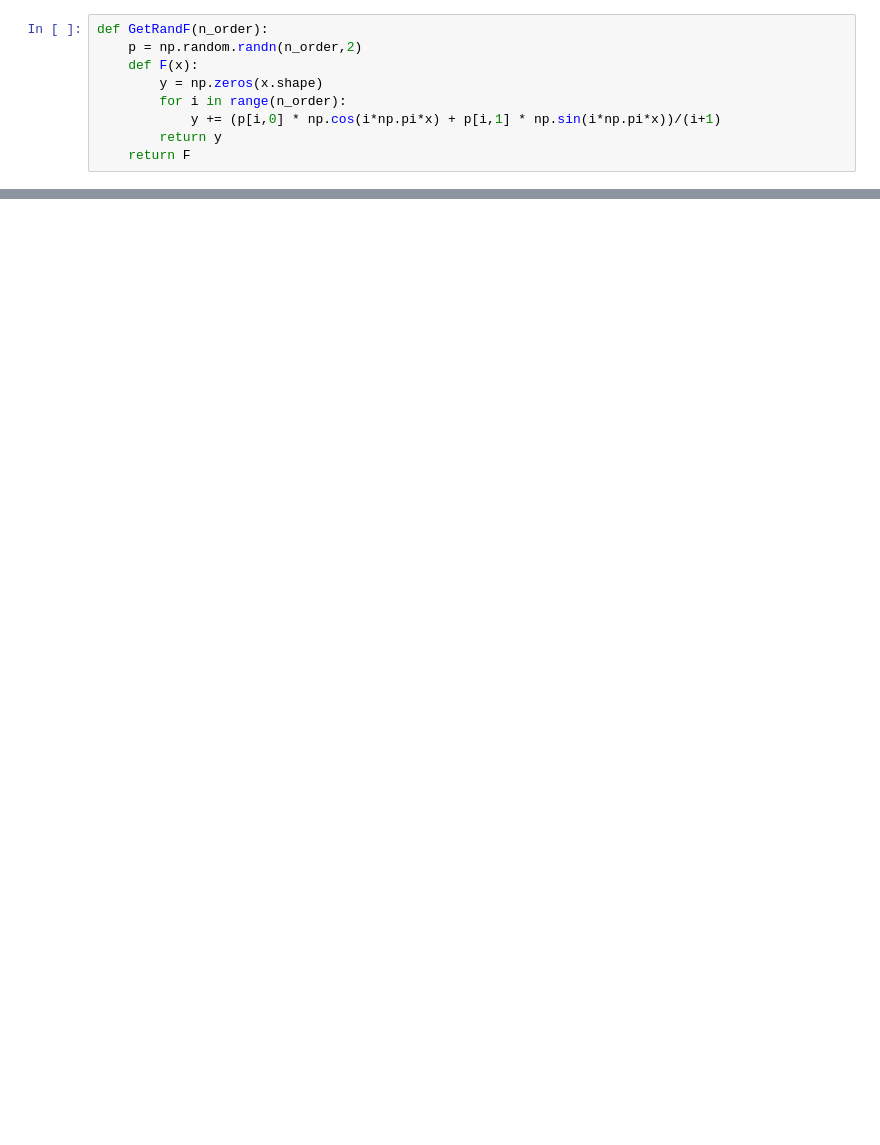
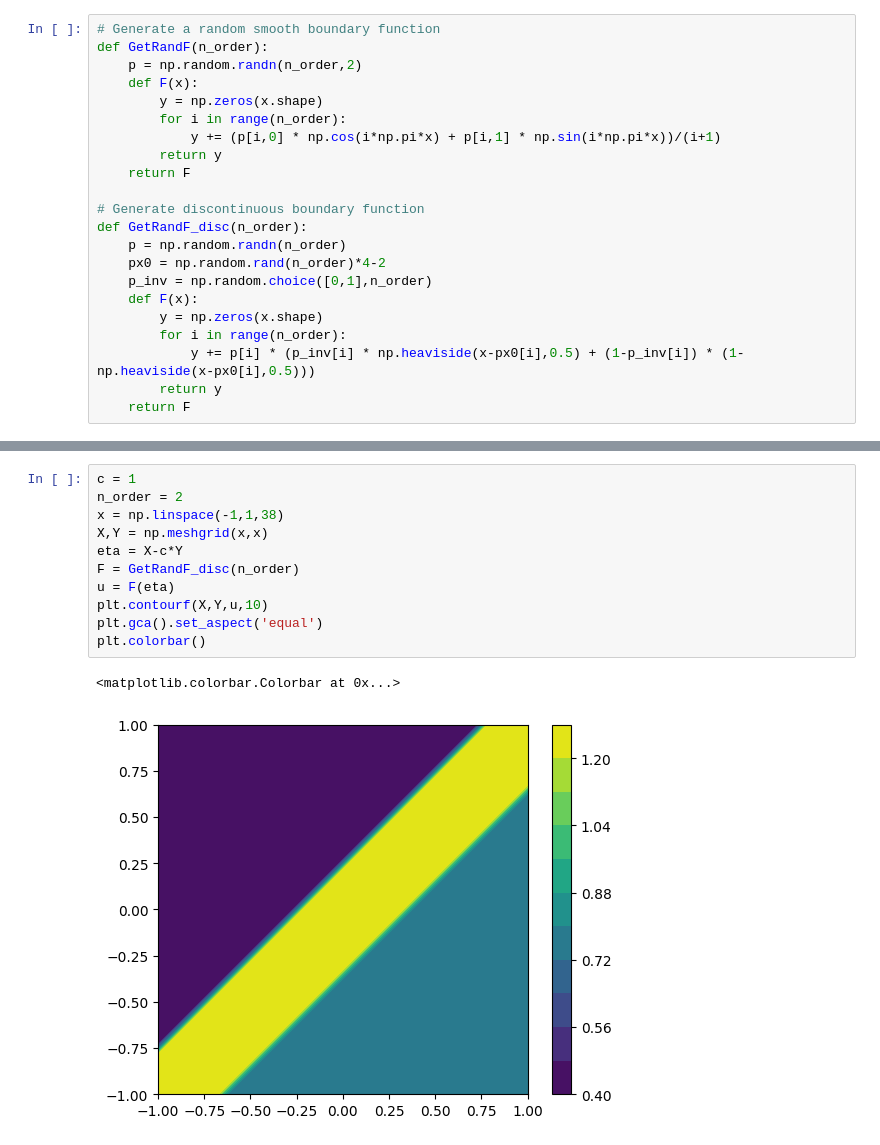
Before and after one commit to jh6220/SINNs-FEM, a Jupyter notebook: GenerateHyperbolicData.ipynb, the cells around one changed output, grey strips where cells are left out. Drawn from its saved outputs; the diff is of its cells as text; blank space fills up the shorter version.

```diff
--- a/GenerateHyperbolicData.ipynb
+++ b/GenerateHyperbolicData.ipynb
@@ -4,4 +5,5 @@ import matplotlib.pyplot as plt
 # %%
+# Generate a random smooth boundary function
 def GetRandF(n_order):
     p = np.random.randn(n_order,2)
     def F(x):
@@ -10,3 +12,15 @@ def GetRandF(n_order):
             y += (p[i,0] * np.cos(i*np.pi*x) + p[i,1] * np.sin(i*np.pi*x))/(i+1)
         return y
     return F
+
+# Generate discontinuous boundary function
+def GetRandF_disc(n_order):
+    p = np.random.randn(n_order)
+    px0 = np.random.rand(n_order)*4-2
+    p_inv = np.random.choice([0,1],n_order)
+    def F(x):
+        y = np.zeros(x.shape)
+        for i in range(n_order):
+            y += p[i] * (p_inv[i] * np.heaviside(x-px0[i],0.5) + (1-p_inv[i]) * (1-np.heaviside(x-px0[i],0.5)))
+        return y
+    return F
@@ -12,0 +41,14 @@ def GetRandF(n_order):
+# %%
+c = 1
+n_order = 2
+x = np.linspace(-1,1,38)
+X,Y = np.meshgrid(x,x)
+eta = X-c*Y
+F = GetRandF_disc(n_order)
+u = F(eta)
+plt.contourf(X,Y,u,10)
+plt.gca().set_aspect('equal')
+plt.colorbar()
+# %% [output]
+<matplotlib.colorbar.Colorbar at 0x...>
+[figure, added]
```
Also changed, not shown: parts of 7 cells of this notebook, 1 other file.
